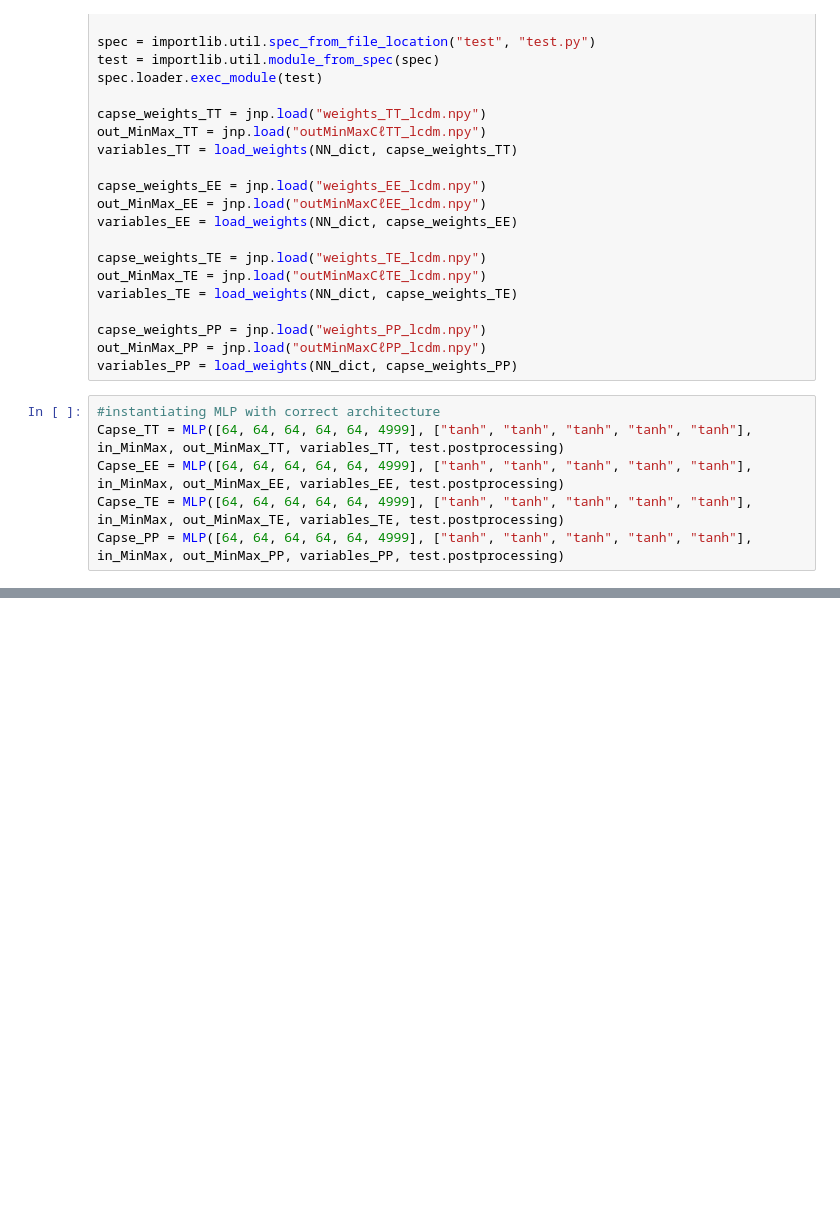
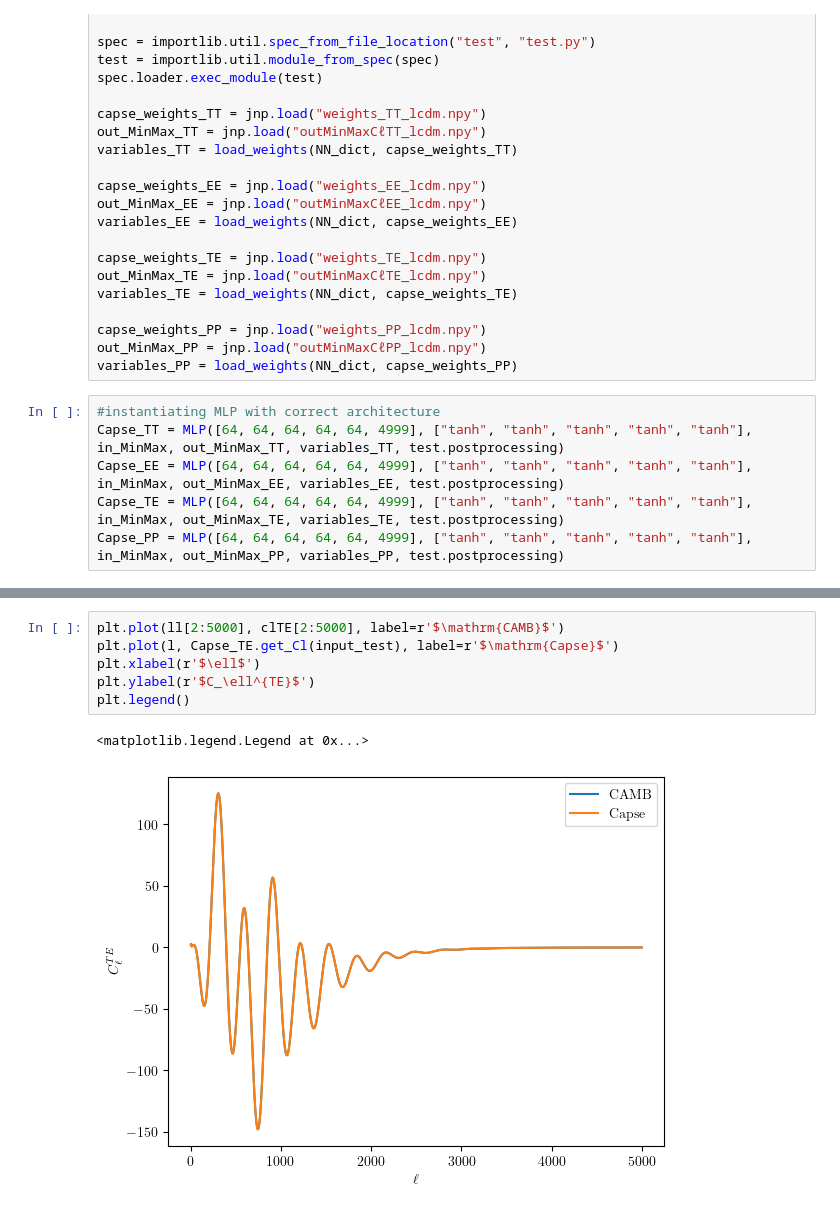
Before and after one commit to marcobonici/flax_test, a Jupyter notebook: flax_test.ipynb, the cells around one changed output, grey strips where cells are left out. Cells and saved outputs as stored; diff of their text form; blank space fills up the shorter version.

```diff
--- a/flax_test.ipynb
+++ b/flax_test.ipynb
@@ -159,0 +246,9 @@ Text(0, 0.5, '$C_\\ell^{PP}$')
+# %%
+plt.plot(ll[2:5000], clTE[2:5000], label=r'$\mathrm{CAMB}$')
+plt.plot(l, Capse_TE.get_Cl(input_test), label=r'$\mathrm{Capse}$')
+plt.xlabel(r'$\ell$')
+plt.ylabel(r'$C_\ell^{TE}$')
+plt.legend()
+# %% [output]
+<matplotlib.legend.Legend at 0x...>
+[figure, added]
```
Also changed, not shown: parts of 14 cells of this notebook, 1 other file.
